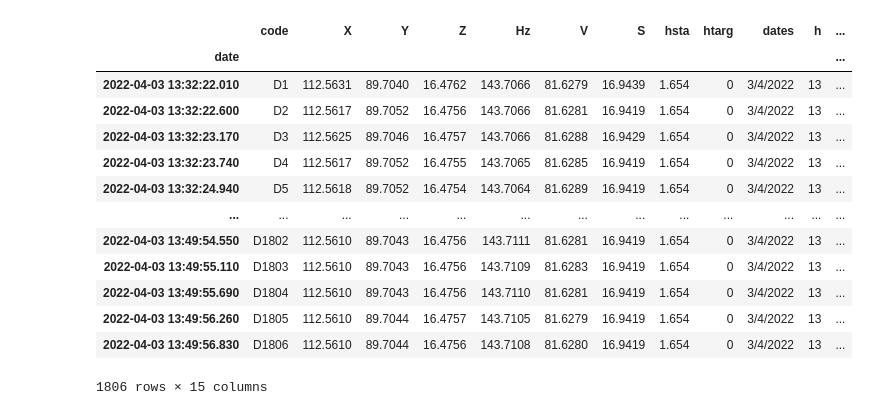
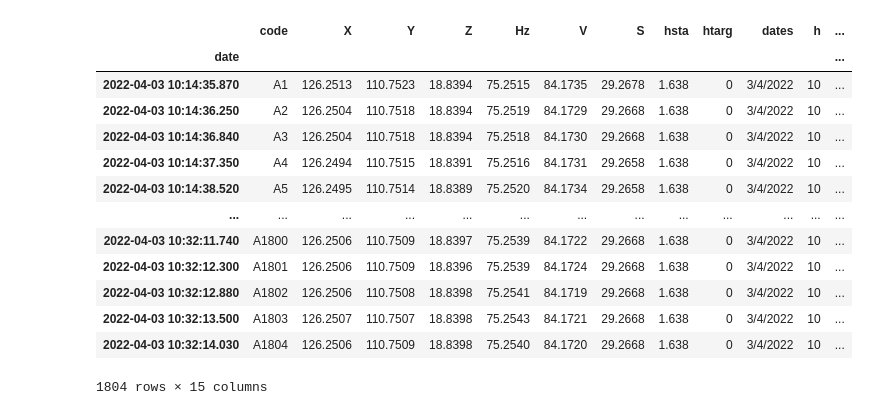
Before and after one commit to LabGeoTopo/fftpy_analysis, a Jupyter notebook: fft_analysis01.ipynb, the cells around one changed output. Drawn from its saved outputs; the diff is of its cells as text; code cells hidden in the pictures.

```diff
--- a/fft_analysis01.ipynb
+++ b/fft_analysis01.ipynb
@@ -23,37 +23,37 @@ import matplotlib.dates as mdates
 # %%
 ## input data
 ## Set input data
 ## =================================================================================
-data = pd.read_csv("data/D_SMALL.csv", sep=";")
+data = pd.read_csv("data/A_BIG.csv", sep=";")
 ## =================================================================================
 
 
 ##  Μαke data and panda dataframe
 data["dates"]
 data['ddate'] = pd.to_datetime(data['dates'], format='%d/%m/%Y')
 data['time'] =data['h'].astype(str) +':'+ data['min'].astype(str)+':'+data['sec'].astype(str)
 data['date'] = pd.to_datetime(data['ddate'].astype(str) +' '+ data['time'].astype(str))
 
 ## set date as index to dataframe
 data = data.set_index(['date'])
 
 ## Plot dataframe to check data
 data
 # %% [output]
 |  | code | X | Y | Z | Hz | V | S | hsta | htarg | dates | h | ... |
 | date |  |  |  |  |  |  |  |  |  |  |  | ... |
-| 2022-04-03 13:32:22.010 | D1 | 112.5631 | 89.7040 | 16.4762 | 143.7066 | 81.6279 | 16.9439 | 1.654 | 0 | 3/4/2022 | 13 | ... |
-| 2022-04-03 13:32:22.600 | D2 | 112.5617 | 89.7052 | 16.4756 | 143.7066 | 81.6281 | 16.9419 | 1.654 | 0 | 3/4/2022 | 13 | ... |
-| 2022-04-03 13:32:23.170 | D3 | 112.5625 | 89.7046 | 16.4757 | 143.7066 | 81.6288 | 16.9429 | 1.654 | 0 | 3/4/2022 | 13 | ... |
-| 2022-04-03 13:32:23.740 | D4 | 112.5617 | 89.7052 | 16.4755 | 143.7065 | 81.6285 | 16.9419 | 1.654 | 0 | 3/4/2022 | 13 | ... |
-| 2022-04-03 13:32:24.940 | D5 | 112.5618 | 89.7052 | 16.4754 | 143.7064 | 81.6289 | 16.9419 | 1.654 | 0 | 3/4/2022 | 13 | ... |
+| 2022-04-03 10:14:35.870 | A1 | 126.2513 | 110.7523 | 18.8394 | 75.2515 | 84.1735 | 29.2678 | 1.638 | 0 | 3/4/2022 | 10 | ... |
+| 2022-04-03 10:14:36.250 | A2 | 126.2504 | 110.7518 | 18.8394 | 75.2519 | 84.1729 | 29.2668 | 1.638 | 0 | 3/4/2022 | 10 | ... |
+| 2022-04-03 10:14:36.840 | A3 | 126.2504 | 110.7518 | 18.8394 | 75.2518 | 84.1730 | 29.2668 | 1.638 | 0 | 3/4/2022 | 10 | ... |
+| 2022-04-03 10:14:37.350 | A4 | 126.2494 | 110.7515 | 18.8391 | 75.2516 | 84.1731 | 29.2658 | 1.638 | 0 | 3/4/2022 | 10 | ... |
+| 2022-04-03 10:14:38.520 | A5 | 126.2495 | 110.7514 | 18.8389 | 75.2520 | 84.1734 | 29.2658 | 1.638 | 0 | 3/4/2022 | 10 | ... |
 | ... | ... | ... | ... | ... | ... | ... | ... | ... | ... | ... | ... | ... |
-| 2022-04-03 13:49:54.550 | D1802 | 112.5610 | 89.7043 | 16.4756 | 143.7111 | 81.6281 | 16.9419 | 1.654 | 0 | 3/4/2022 | 13 | ... |
-| 2022-04-03 13:49:55.110 | D1803 | 112.5610 | 89.7043 | 16.4756 | 143.7109 | 81.6283 | 16.9419 | 1.654 | 0 | 3/4/2022 | 13 | ... |
-| 2022-04-03 13:49:55.690 | D1804 | 112.5610 | 89.7043 | 16.4756 | 143.7110 | 81.6281 | 16.9419 | 1.654 | 0 | 3/4/2022 | 13 | ... |
-| 2022-04-03 13:49:56.260 | D1805 | 112.5610 | 89.7044 | 16.4757 | 143.7105 | 81.6279 | 16.9419 | 1.654 | 0 | 3/4/2022 | 13 | ... |
-| 2022-04-03 13:49:56.830 | D1806 | 112.5610 | 89.7044 | 16.4756 | 143.7108 | 81.6280 | 16.9419 | 1.654 | 0 | 3/4/2022 | 13 | ... |
+| 2022-04-03 10:32:11.740 | A1800 | 126.2506 | 110.7509 | 18.8397 | 75.2539 | 84.1722 | 29.2668 | 1.638 | 0 | 3/4/2022 | 10 | ... |
+| 2022-04-03 10:32:12.300 | A1801 | 126.2506 | 110.7509 | 18.8396 | 75.2539 | 84.1724 | 29.2668 | 1.638 | 0 | 3/4/2022 | 10 | ... |
+| 2022-04-03 10:32:12.880 | A1802 | 126.2506 | 110.7508 | 18.8398 | 75.2541 | 84.1719 | 29.2668 | 1.638 | 0 | 3/4/2022 | 10 | ... |
+| 2022-04-03 10:32:13.500 | A1803 | 126.2507 | 110.7507 | 18.8398 | 75.2543 | 84.1721 | 29.2668 | 1.638 | 0 | 3/4/2022 | 10 | ... |
+| 2022-04-03 10:32:14.030 | A1804 | 126.2506 | 110.7509 | 18.8398 | 75.2540 | 84.1720 | 29.2668 | 1.638 | 0 | 3/4/2022 | 10 | ... |
-1806 rows × 15 columns
+1804 rows × 15 columns
 # %%
 ## make time series for the three axes
 fig, axes = plt.subplots(3, 1, figsize=(20,15), sharex=True,)
```
Also changed, not shown: parts of 9 cells of this notebook, 2 other files.
